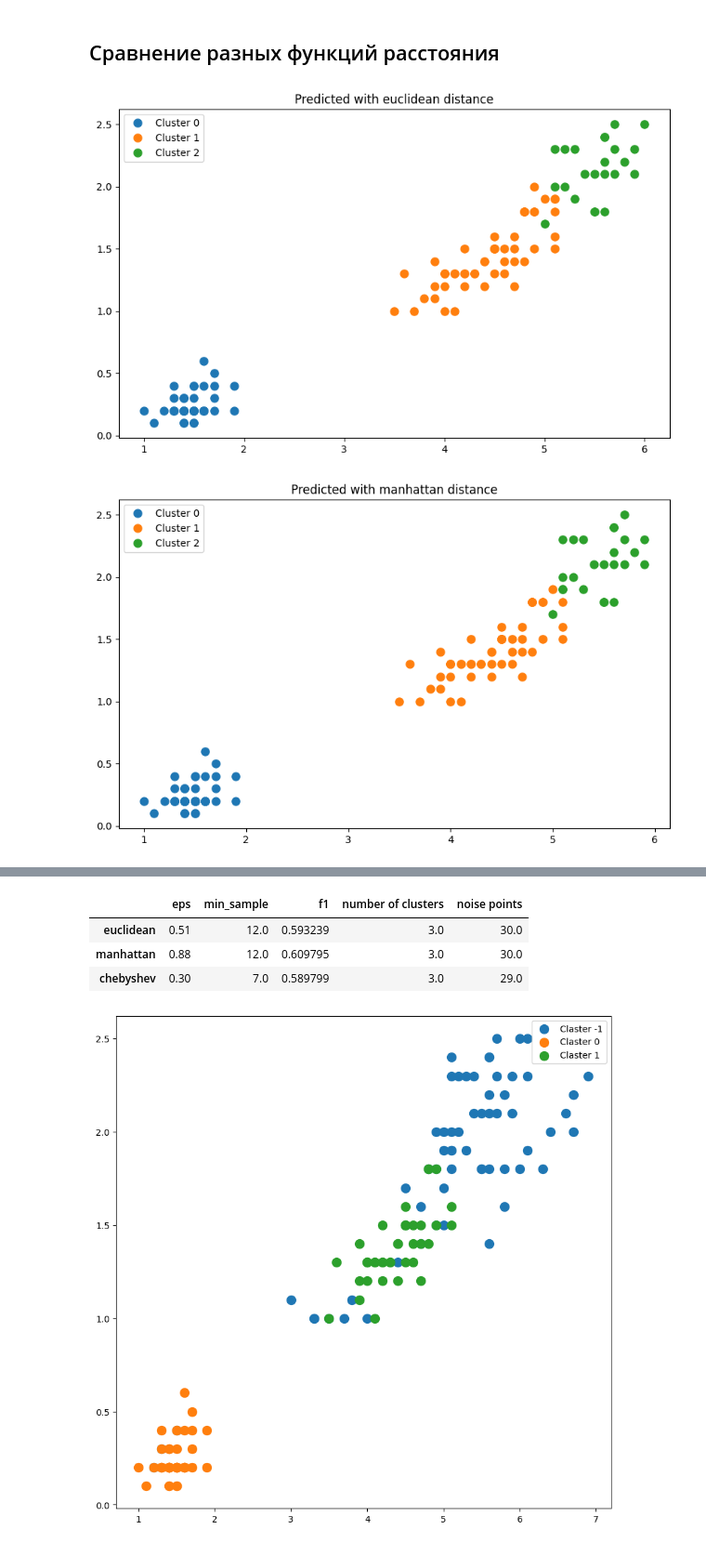
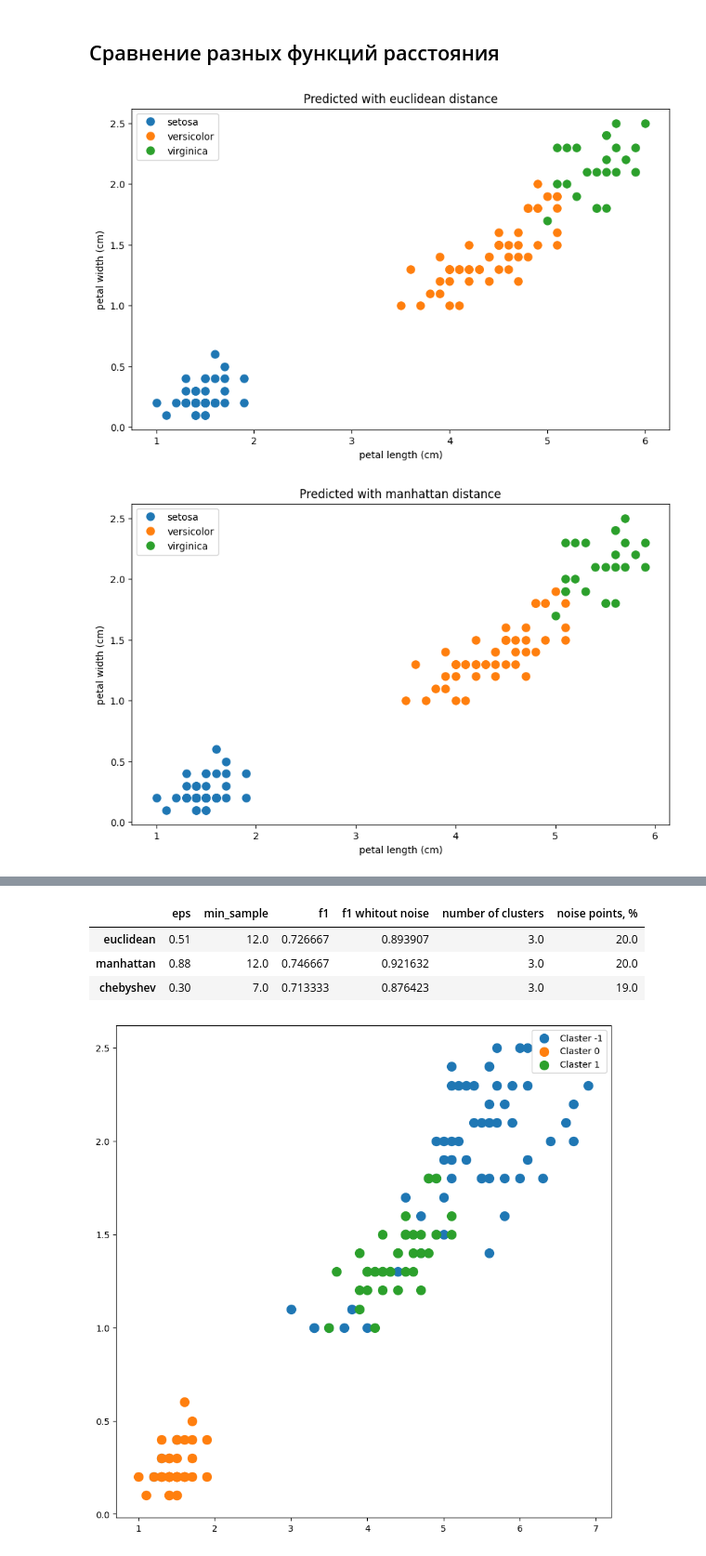
Before and after one commit to DanishevskiyNS/ML, a Jupyter notebook: Lab1 clustering.ipynb, the cells around one changed output, grey strips where cells are left out. Shown at 93% size. Drawn from its saved outputs; the diff is of its cells as text; code cells hidden in the pictures.

```diff
--- a/Lab1 clustering.ipynb
+++ b/Lab1 clustering.ipynb
@@ -86,15 +86,16 @@ def plot_heatmap(data):
     sns.heatmap(data.corr(), annot=True)
     plt.show()
 
-def plot_clusters(x: np.ndarray, clusters: np.ndarray, features: tuple, title=None, center_points=None):
+def plot_clusters(x: np.ndarray, clusters: np.ndarray, features: tuple, class_names: list[str]=class_names, feature_names: list[str] = feature_names, title=None, center_points=None):
     plt.figure(figsize=(10, 6))
     f1, f2 = features
     cluster_list = set(clusters)
     for c in cluster_list:
         if c == -1:
-            plt.plot(x[clusters == c, f1], x[clusters == c, f2], "o", markersize=8, color='k', label=f'Cluster {c}')
+            plt.plot(x[clusters == c, f1], x[clusters == c, f2], "o", markersize=8, color='k', label=f'Noise')
         else:
-            plt.plot(x[clusters == c, f1], x[clusters == c, f2], "o", markersize=8, label=f'Cluster {c}')
+            plt.plot(x[clusters == c, f1], x[clusters == c, f2], "o", markersize=8,
+                    label=f'{class_names[c]}' if isinstance(class_names, np.ndarray) else f'Cluster {c}')
 
     # Отображаем центроиды кластеров для KMeans
     if isinstance(center_points, np.ndarray):
@@ -102,6 +103,8 @@ def plot_clusters(x: np.ndarray, clusters: np.ndarray, features: tuple, title=No
             plt.scatter(point[f1], point[f2], s=120, color='k')
     if title:
         plt.title(title)
+    plt.xlabel(feature_names[f1])
+    plt.ylabel(feature_names[f2])
     plt.legend()
     plt.show()
 
@@ -338,34 +369,41 @@ label_order = [2, 0, 1]
 parameters = {
     'euclidean': [0.51, 12],
     'manhattan': [0.88, 12],
     'chebyshev': [0.3, 7]
 
 }
 cluster_metrics = {}
 
 for metric_type in parameters:
     eps, min_sample = parameters.get(metric_type)
     dbscan = DBSCAN(eps=eps, min_samples=min_sample, metric=metric_type)
     db = dbscan.fit(X_iris, y_iris)
     clusters = db.labels_
 
     mask_noise = np.zeros_like(clusters)
     mask_noise = clusters != -1
     corrected_clusters = hc_labels(clusters[mask_noise], label_order)
 
     n_clusters = len(set(clusters)) - (1 if -1 in clusters else 0)
     n_noise = list(clusters).count(-1)
 
     plot_clusters(X_iris[mask_noise], clusters[mask_noise], (2,3), title=f'Predicted with {metric_type} distance')
-    f1 = f1_score(y_iris, clusters, average='macro')
+    f1 = f1_score(y_iris, clusters, average='micro')
+    f1_masked = f1_score(y_iris[mask_noise], clusters[mask_noise], average='macro')
 
     cluster_metrics.update(
         {
-            metric_type: {'eps': eps, 'min_sample': min_sample, 'f1': f1, 'number of clusters': n_clusters, 'noise points': n_noise}
+            metric_type: {
+                'eps': eps,
+                'min_sample': min_sample,
+                'f1': f1,
+                'f1 whitout noise': f1_masked,
+                'number of clusters': n_clusters,
+                'noise points, %': round(n_noise / X_iris.shape[0], 2) * 100}
         }
     )
 
 pd.DataFrame(cluster_metrics).T
 # %% [output]
-[figure, old version]
+[figure, new version]
-[figure, old version]
+[figure, new version]
@@ -373,7 +411,7 @@ pd.DataFrame(cluster_metrics).T
-|  | eps | min_sample | f1 | number of clusters | noise points |
-| euclidean | 0.51 | 12.0 | 0.593239 | 3.0 | 30.0 |
-| manhattan | 0.88 | 12.0 | 0.609795 | 3.0 | 30.0 |
-| chebyshev | 0.30 | 7.0 | 0.589799 | 3.0 | 29.0 |
+|  | eps | min_sample | f1 | f1 whitout noise | number of clusters | noise points, % |
+| euclidean | 0.51 | 12.0 | 0.726667 | 0.893907 | 3.0 | 20.0 |
+| manhattan | 0.88 | 12.0 | 0.746667 | 0.921632 | 3.0 | 20.0 |
+| chebyshev | 0.30 | 7.0 | 0.713333 | 0.876423 | 3.0 | 19.0 |
 # %%
 
 dbscan = DBSCAN(eps=0.261, min_samples=16, metric='l1') # f1 = 0.86
```
Also changed, not shown: parts of 14 cells of this notebook.
